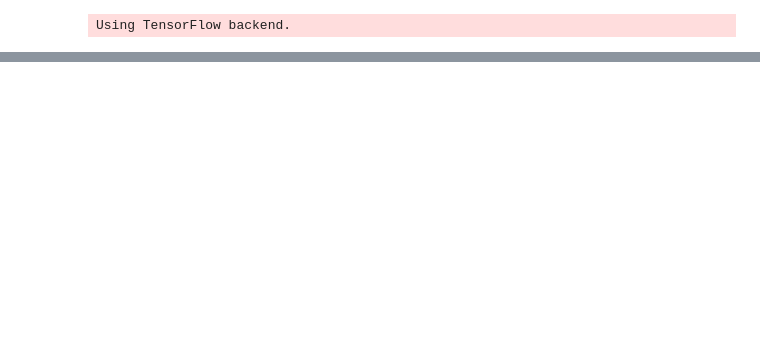
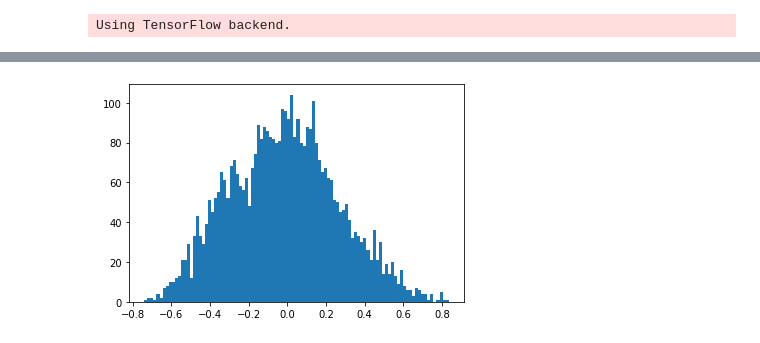
Before and after one commit to ai4cmb/ForSE, a Jupyter notebook: forse/notebooks/temp/test_on_pysm.ipynb, the cells around one changed output, grey strips where cells are left out. Drawn from its saved outputs; the diff is of its cells as text; code cells hidden in the pictures; blank space fills up the shorter version.

```diff
--- a/forse/notebooks/temp/test_on_pysm.ipynb
+++ b/forse/notebooks/temp/test_on_pysm.ipynb
@@ -73,0 +109,4 @@ def normalize_patches(patches_file):
+# %%
+hist=plt.hist(gen_imgs_test[N, :, :, 0].flatten(), bins=100)
+# %% [output]
+[figure, added]
```
Also changed, not shown: parts of 108 cells of this notebook, 3 other files.
